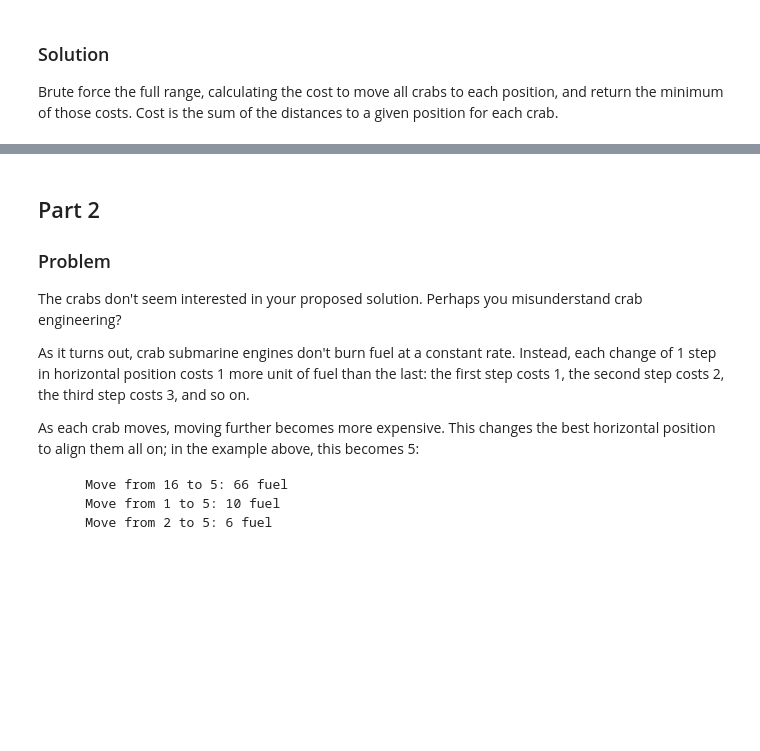
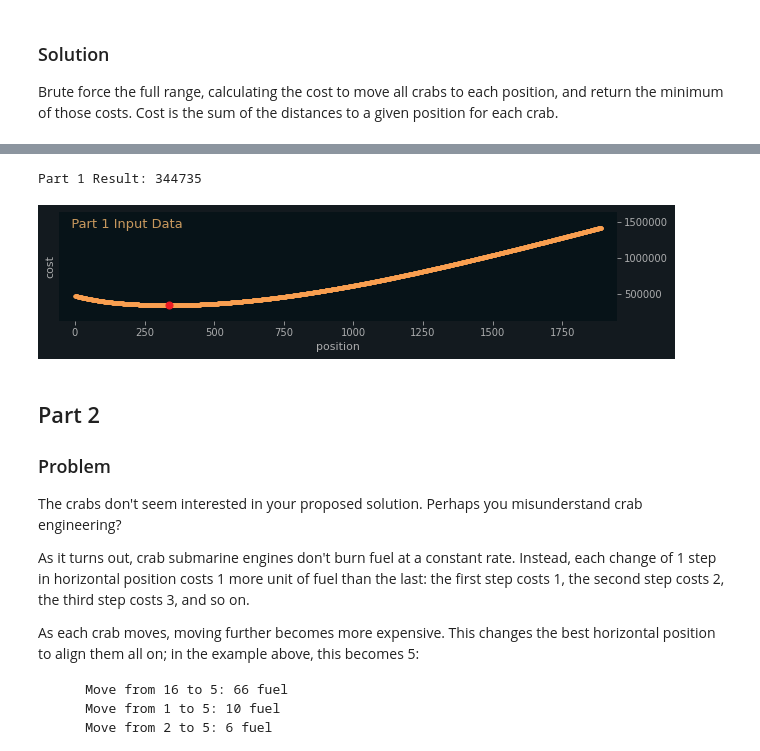
Before and after one commit to scottbilas/advent-of-code, a Jupyter notebook: 2021/aoc/day7.solver.ipynb, the cells around one changed output, grey strips where cells are left out. Saved outputs shown, nothing was run; the diff lists cells and outputs as text; code cells hidden in the pictures; blank space fills up the shorter version.

```diff
--- a/2021/aoc/day7.solver.ipynb
+++ b/2021/aoc/day7.solver.ipynb
@@ -73,3 +80,10 @@ Part 1 Result: 344735
+# %%
+inputResult1, inputCosts1 = solve(_inputData, cost1)
+check1(inputResult1)
+plot(inputResult1, inputCosts1, 'Part 1 Input Data')
+# %% [output]
+Part 1 Result: 344735
+[figure, added]
 # %% [markdown]
 ## Part 2
 
```
Also changed, not shown: parts of 4 cells of this notebook, 1 other file.
